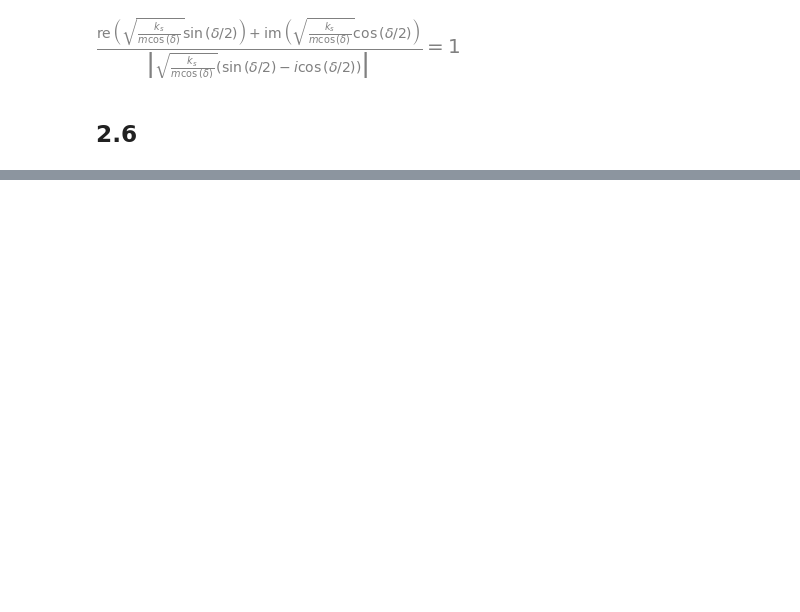
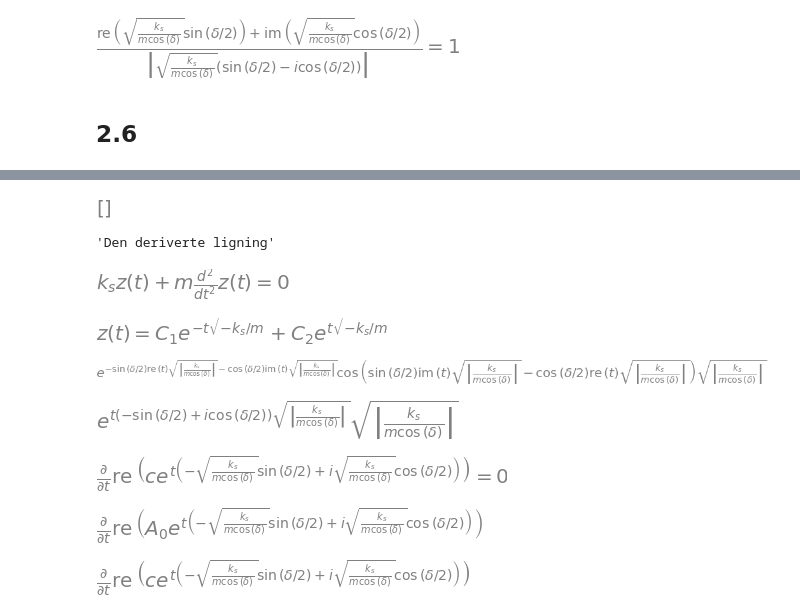
Before and after one commit to Apros7/Mat1Project, a Jupyter notebook: aksel-leje 2.1 og 2.2.ipynb, the cells around one changed output, grey strips where cells are left out. Drawn from its saved outputs; the diff is of its cells as text; code cells hidden in the pictures; blank space fills up the shorter version.

```diff
--- a/aksel-leje 2.1 og 2.2.ipynb
+++ b/aksel-leje 2.1 og 2.2.ipynb
@@ -179,12 +179,8 @@ w_n2_hertz = w_n2/(2*pi)
 # %%
 # Den eneste rigtige løsning siges nu at være z1(t), den er transient da den dør ud med tiden.
 # Svingingerne er kritisk dæmpende når E = 1, hvilket også er den øvre grønse for E.
-# Er det muligt at opnå kritisk dæmpning ved hysterese?
-l = (sqrt(k_s/(m*cos(delta)))*I*cos(delta/2) - sqrt(k_s/(m*cos(delta)))*sin(delta/2))
-
-E = simplify(-re(l)/abs(l))
-
-simplify(Eq(E,1))
+# Er det muligt at opnå kritisk dæmpning ved hysterese? Nej dette er ikke muligt. Det er et drømmscenriuae, som sjældent er realistisk.
+# Du kan ikke stoppe en fjeder, inden den når at fjedre.
 # %% [output]
 [figure]
 # %% [markdown]
@@ -191,0 +191,55 @@ simplify(Eq(E,1))
+# %%
+
+
+x2 = Lambda(t,diff(x(t),t))
+F_FHM = (-k_s*A/cos(delta))*cos(delta+phi+w*t)
+# %%
+# Bestemmer betinget løsning for x1(t)
+t, A0 = symbols('t A_0')
+phi,w,A = symbols('phi w A')
+
+z = Lambda(t,c*exp(l*t))
+x = Lambda(t,re(z(t)))
+
+k = k_s*(1+tan(delta)*I)
+
+eq1 = Eq(m*diff(x(t),t,2) - F_FHM,0)
+eq2 = Eq(m*diff(x(t),t,2) + k*x(t),0)
+eq3 = Eq(x(0),A0)
+eq4 = Eq((diff(x(t),t)).subs(t,0),0)
+
+solve([eq3,eq4],c)
+# %% [output]
+[figure, added]
+# %%
+z = Function('z')(t)
+
+dlign = Eq(m*diff(z,t,2)+k_s*z,0)
+display("Den deriverte ligning",dlign)
+
+dsolve(dlign,z, ics={})
+# %% [output]
+'Den deriverte ligning'
+[figure, added]
+[figure, added]
+# %%
+re(z_1)
+# %% [output]
+[figure, added]
+# %%
+z_1
+# %% [output]
+[figure, added]
+# %%
+Eq(diff(x(t),t),0)
+# %% [output]
+[figure, added]
+# %%
+lign = (diff(x(t),t)).subs(c,A0)
+lign
+# %% [output]
+[figure, added]
+# %%
+(diff(x(t),t))
+# %% [output]
+[figure, added]
```
Also changed, not shown: parts of 2 cells of this notebook.
